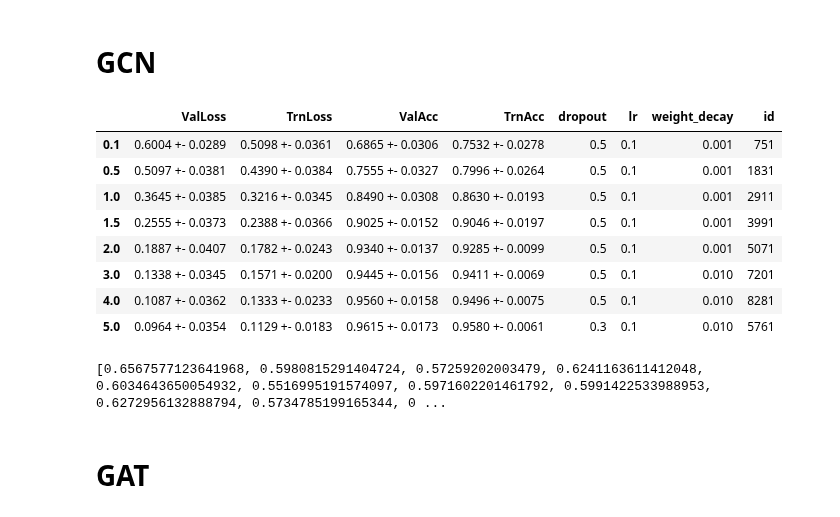
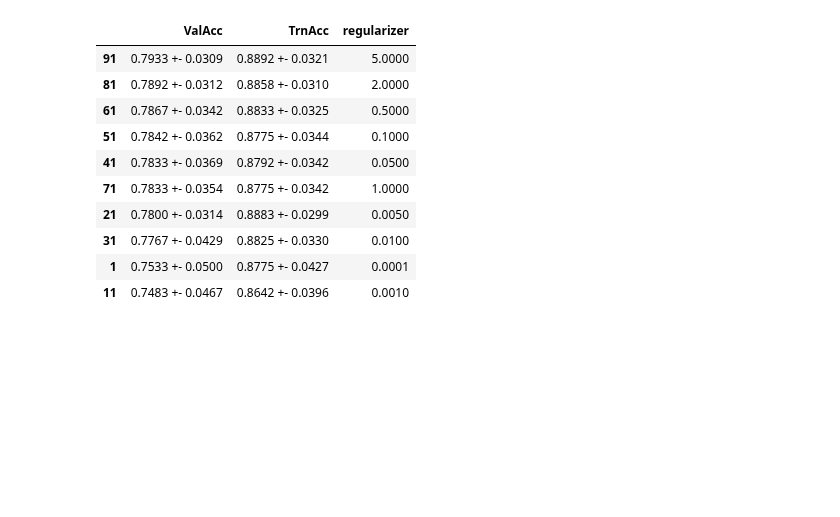
Before and after one commit to saper0/qpcert, a Jupyter notebook: notebooks/hyperparams/hyperparam_search.ipynb, the cells around one changed output. Cells and saved outputs as stored; diff of their text form; code cells hidden in the pictures; blank space fills up the shorter version.

```diff
--- a/notebooks/hyperparams/hyperparam_search.ipynb
+++ b/notebooks/hyperparams/hyperparam_search.ipynb
@@ -85,38 +266,25 @@ utils.get_best_hyperparams(start_id, end_id, n_seeds, hyperparams,
 | 691 | 0.6104 +- 0.0467 | 0.9471 +- 0.0638 | 1000.0000 |
 | 641 | 0.6100 +- 0.0406 | 0.9621 +- 0.0280 | 2.0000 |
 | 681 | 0.6025 +- 0.0844 | 0.9096 +- 0.1992 | 100.0000 |
-# %% [markdown]
-# GCN
 # %%
 start_id = 1
-end_id = 8640
-n_seeds = 30
-K_l = [0.1, 0.5, 1, 1.5, 2, 3, 4, 5]
-hyperparams = ["dropout", "lr", "weight_decay"]
-collection="trn_csbm_gcn"
-utils.get_best_hyperparams(start_id, end_id, n_seeds, hyperparams, K_l,
-                           collection, use_seeds=10)
+end_id = 100
+n_seeds = 10
+hyperparams = ["regularizer"]
+pred_method = "svm"
+dataset = "pubmed"
+collection= "ntk_gcn_hyperparam_pubmed_wikics" #todo: rename colelction to trn_ntk_gcn
+utils.get_best_hyperparams(start_id, end_id, n_seeds, hyperparams,
+                           pred_method, dataset, collection, use_seeds=10)
 # %% [output]
-|  | ValLoss | TrnLoss | ValAcc | TrnAcc | dropout | lr | weight_decay | id |
-| 0.1 | 0.6004 +- 0.0289 | 0.5098 +- 0.0361 | 0.6865 +- 0.0306 | 0.7532 +- 0.0278 | 0.5 | 0.1 | 0.001 | 751 |
-| 0.5 | 0.5097 +- 0.0381 | 0.4390 +- 0.0384 | 0.7555 +- 0.0327 | 0.7996 +- 0.0264 | 0.5 | 0.1 | 0.001 | 1831 |
-| 1.0 | 0.3645 +- 0.0385 | 0.3216 +- 0.0345 | 0.8490 +- 0.0308 | 0.8630 +- 0.0193 | 0.5 | 0.1 | 0.001 | 2911 |
-| 1.5 | 0.2555 +- 0.0373 | 0.2388 +- 0.0366 | 0.9025 +- 0.0152 | 0.9046 +- 0.0197 | 0.5 | 0.1 | 0.001 | 3991 |
-| 2.0 | 0.1887 +- 0.0407 | 0.1782 +- 0.0243 | 0.9340 +- 0.0137 | 0.9285 +- 0.0099 | 0.5 | 0.1 | 0.001 | 5071 |
-| 3.0 | 0.1338 +- 0.0345 | 0.1571 +- 0.0200 | 0.9445 +- 0.0156 | 0.9411 +- 0.0069 | 0.5 | 0.1 | 0.010 | 7201 |
-| 4.0 | 0.1087 +- 0.0362 | 0.1333 +- 0.0233 | 0.9560 +- 0.0158 | 0.9496 +- 0.0075 | 0.5 | 0.1 | 0.010 | 8281 |
-| 5.0 | 0.0964 +- 0.0354 | 0.1129 +- 0.0183 | 0.9615 +- 0.0173 | 0.9580 +- 0.0061 | 0.3 | 0.1 | 0.010 | 5761 |
+|  | ValAcc | TrnAcc | regularizer |
+| 91 | 0.7933 +- 0.0309 | 0.8892 +- 0.0321 | 5.0000 |
+| 81 | 0.7892 +- 0.0312 | 0.8858 +- 0.0310 | 2.0000 |
+| 61 | 0.7867 +- 0.0342 | 0.8833 +- 0.0325 | 0.5000 |
+| 51 | 0.7842 +- 0.0362 | 0.8775 +- 0.0344 | 0.1000 |
+| 41 | 0.7833 +- 0.0369 | 0.8792 +- 0.0342 | 0.0500 |
+| 71 | 0.7833 +- 0.0354 | 0.8775 +- 0.0342 | 1.0000 |
+| 21 | 0.7800 +- 0.0314 | 0.8883 +- 0.0299 | 0.0050 |
+| 31 | 0.7767 +- 0.0429 | 0.8825 +- 0.0330 | 0.0100 |
+| 1 | 0.7533 +- 0.0500 | 0.8775 +- 0.0427 | 0.0001 |
+| 11 | 0.7483 +- 0.0467 | 0.8642 +- 0.0396 | 0.0010 |
-# %%
-start_id = 1
-end_id = 6480
-n_seeds = 30
-K = 0.1
-hyperparams = ["dropout", "lr", "weight_decay"]
-collection="trn_csbm_gcn"
-exp_loader = utils.ExperimentLoader(collection = collection)
-experiments = exp_loader.load_experiments(start_id, end_id, n_seeds, K)
-print(experiments[0].validation_loss_l)
-# %% [output]
-[0.6567577123641968, 0.5980815291404724, 0.57259202003479, 0.6241163611412048, 0.6034643650054932, 0.5516995191574097, 0.5971602201461792, 0.5991422533988953, 0.6272956132888794, 0.5734785199165344, 0 ...
-# %% [markdown]
-# GAT
```
Also changed, not shown: parts of 26 cells of this notebook, 8 other files.
